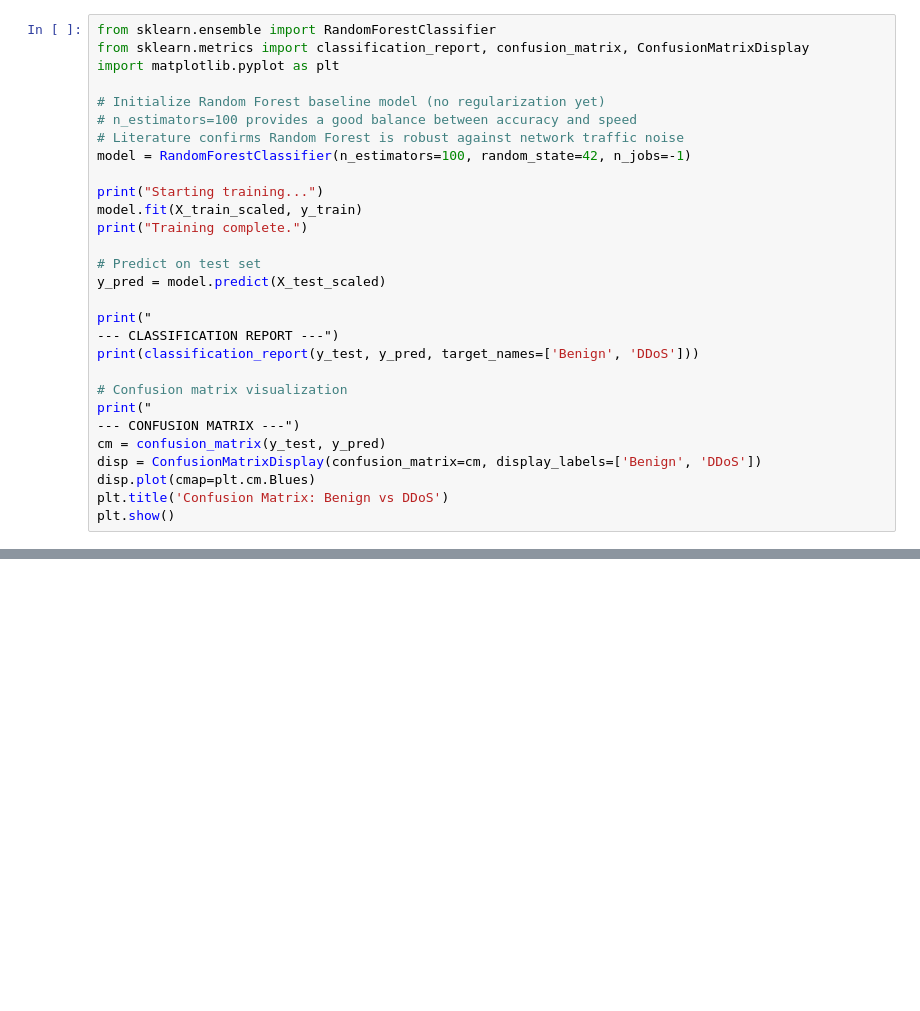
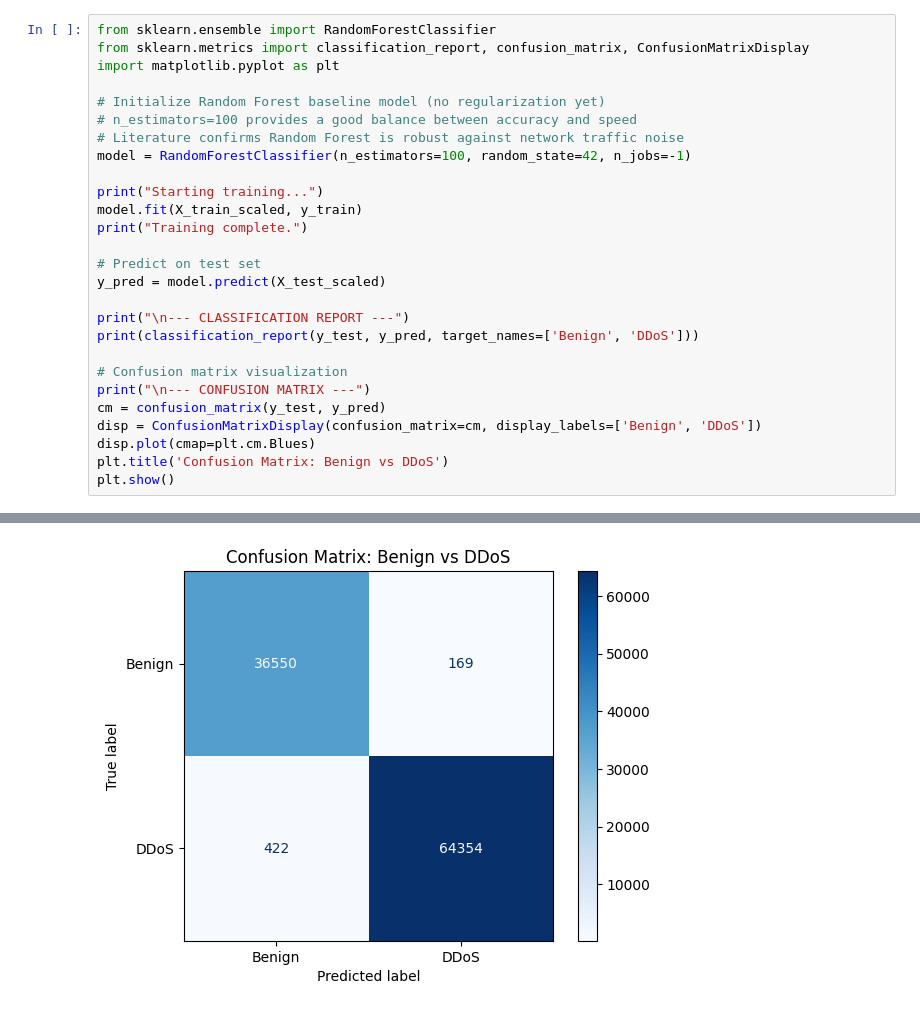
Before and after one commit to vincenzolongobardo/Longus-IDS, a Jupyter notebook: longus_ids.ipynb, the cells around one changed output, grey strips where cells are left out. Saved outputs shown, nothing was run; the diff lists cells and outputs as text; blank space fills up the shorter version.

```diff
--- a/longus_ids.ipynb
+++ b/longus_ids.ipynb
@@ -149,15 +174,14 @@ print("Training complete.")
 # Predict on test set
 y_pred = model.predict(X_test_scaled)
 
-print("
---- CLASSIFICATION REPORT ---")
+print("\n--- CLASSIFICATION REPORT ---")
 print(classification_report(y_test, y_pred, target_names=['Benign', 'DDoS']))
 
 # Confusion matrix visualization
-print("
---- CONFUSION MATRIX ---")
+print("\n--- CONFUSION MATRIX ---")
 cm = confusion_matrix(y_test, y_pred)
 disp = ConfusionMatrixDisplay(confusion_matrix=cm, display_labels=['Benign', 'DDoS'])
 disp.plot(cmap=plt.cm.Blues)
 plt.title('Confusion Matrix: Benign vs DDoS')
 plt.show()
+# %% [output]
@@ -164,3 +203,4 @@ plt.show()
+[figure, added]
 # %%
 import matplotlib.pyplot as plt
 import seaborn as sns
```
Also changed, not shown: parts of 16 cells of this notebook.
